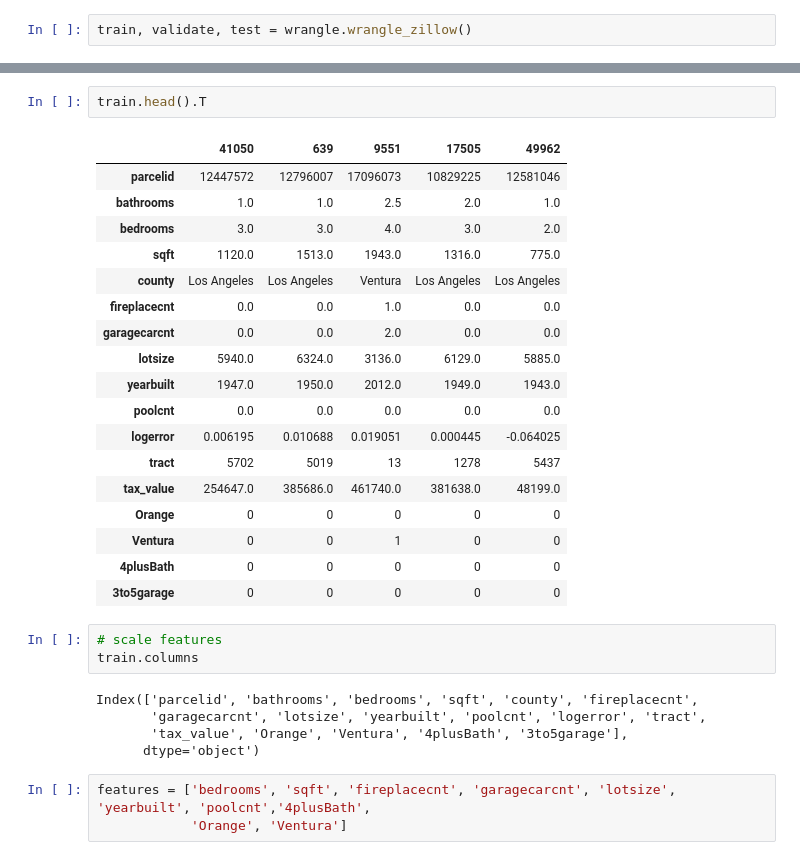
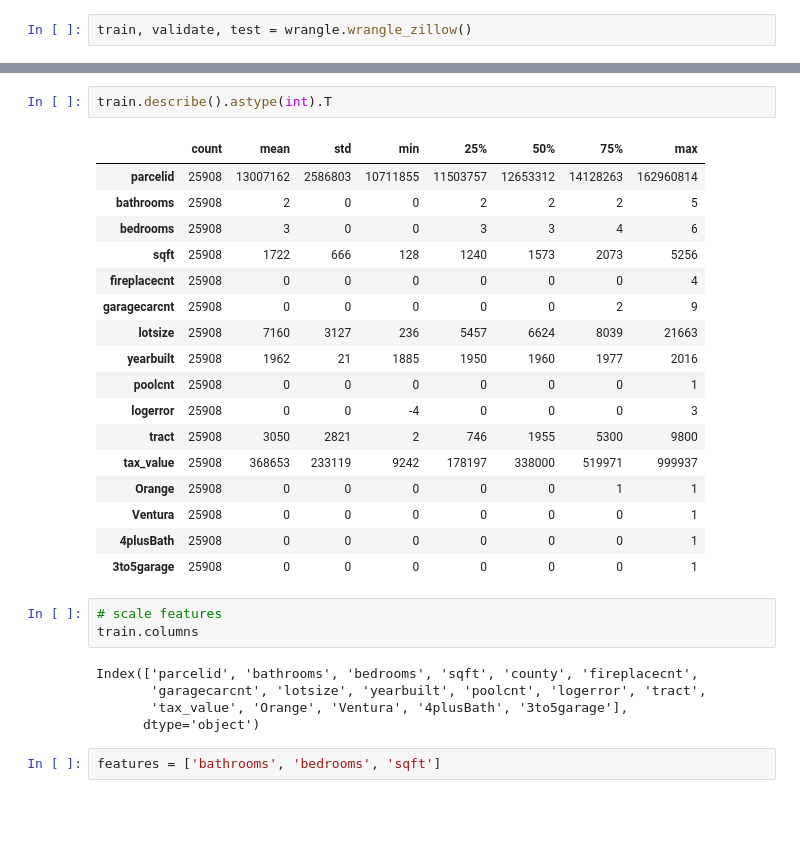
Before and after one commit to DanChurchill/regression_project_zillow, a Jupyter notebook: scale_and_test.ipynb, the cells around one changed output, grey strips where cells are left out. Saved outputs shown, nothing was run; the diff lists cells and outputs as text; blank space fills up the shorter version.

```diff
--- a/scale_and_test.ipynb
+++ b/scale_and_test.ipynb
@@ -17,24 +25,23 @@ train.shape, validate.shape, test.shape
 # %%
-train.head().T
+train.describe().astype(int).T
 # %% [output]
-|  | 41050 | 639 | 9551 | 17505 | 49962 |
-| parcelid | 12447572 | 12796007 | 17096073 | 10829225 | 12581046 |
-| bathrooms | 1.0 | 1.0 | 2.5 | 2.0 | 1.0 |
-| bedrooms | 3.0 | 3.0 | 4.0 | 3.0 | 2.0 |
-| sqft | 1120.0 | 1513.0 | 1943.0 | 1316.0 | 775.0 |
-| county | Los Angeles | Los Angeles | Ventura | Los Angeles | Los Angeles |
-| fireplacecnt | 0.0 | 0.0 | 1.0 | 0.0 | 0.0 |
-| garagecarcnt | 0.0 | 0.0 | 2.0 | 0.0 | 0.0 |
-| lotsize | 5940.0 | 6324.0 | 3136.0 | 6129.0 | 5885.0 |
-| yearbuilt | 1947.0 | 1950.0 | 2012.0 | 1949.0 | 1943.0 |
-| poolcnt | 0.0 | 0.0 | 0.0 | 0.0 | 0.0 |
-| logerror | 0.006195 | 0.010688 | 0.019051 | 0.000445 | -0.064025 |
-| tract | 5702 | 5019 | 13 | 1278 | 5437 |
-| tax_value | 254647.0 | 385686.0 | 461740.0 | 381638.0 | 48199.0 |
-| Orange | 0 | 0 | 0 | 0 | 0 |
-| Ventura | 0 | 0 | 1 | 0 | 0 |
-| 4plusBath | 0 | 0 | 0 | 0 | 0 |
-| 3to5garage | 0 | 0 | 0 | 0 | 0 |
+|  | count | mean | std | min | 25% | 50% | 75% | max |
+| parcelid | 25908 | 13007162 | 2586803 | 10711855 | 11503757 | 12653312 | 14128263 | 162960814 |
+| bathrooms | 25908 | 2 | 0 | 0 | 2 | 2 | 2 | 5 |
+| bedrooms | 25908 | 3 | 0 | 0 | 3 | 3 | 4 | 6 |
+| sqft | 25908 | 1722 | 666 | 128 | 1240 | 1573 | 2073 | 5256 |
+| fireplacecnt | 25908 | 0 | 0 | 0 | 0 | 0 | 0 | 4 |
+| garagecarcnt | 25908 | 0 | 0 | 0 | 0 | 0 | 2 | 9 |
+| lotsize | 25908 | 7160 | 3127 | 236 | 5457 | 6624 | 8039 | 21663 |
+| yearbuilt | 25908 | 1962 | 21 | 1885 | 1950 | 1960 | 1977 | 2016 |
+| poolcnt | 25908 | 0 | 0 | 0 | 0 | 0 | 0 | 1 |
+| logerror | 25908 | 0 | 0 | -4 | 0 | 0 | 0 | 3 |
+| tract | 25908 | 3050 | 2821 | 2 | 746 | 1955 | 5300 | 9800 |
+| tax_value | 25908 | 368653 | 233119 | 9242 | 178197 | 338000 | 519971 | 999937 |
+| Orange | 25908 | 0 | 0 | 0 | 0 | 0 | 1 | 1 |
+| Ventura | 25908 | 0 | 0 | 0 | 0 | 0 | 0 | 1 |
+| 4plusBath | 25908 | 0 | 0 | 0 | 0 | 0 | 0 | 1 |
+| 3to5garage | 25908 | 0 | 0 | 0 | 0 | 0 | 0 | 1 |
 # %%
 # scale features
 train.columns
@@ -44,5 +51,4 @@ Index(['parcelid', 'bathrooms', 'bedrooms', 'sqft', 'county', 'fireplacecnt',
        'tax_value', 'Orange', 'Ventura', '4plusBath', '3to5garage'],
       dtype='object')
 # %%
-features = ['bedrooms', 'sqft', 'fireplacecnt', 'garagecarcnt', 'lotsize', 'yearbuilt', 'poolcnt','4plusBath',
-            'Orange', 'Ventura']
+features = ['bathrooms', 'bedrooms', 'sqft']
```
Also changed, not shown: parts of 22 cells of this notebook, 3 other files.
